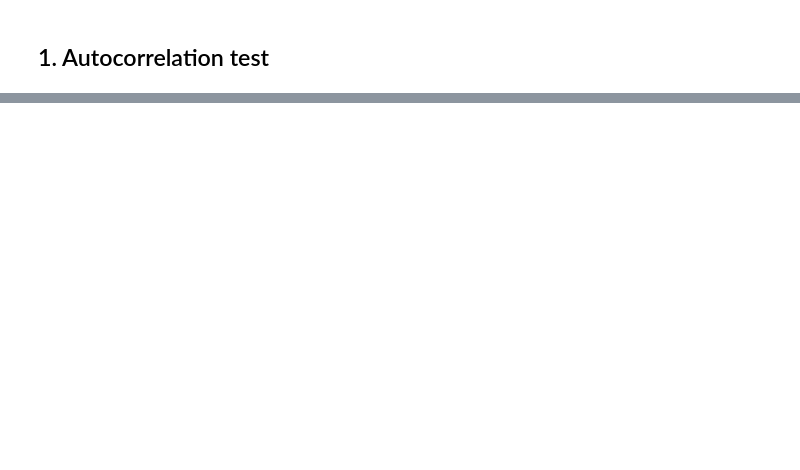
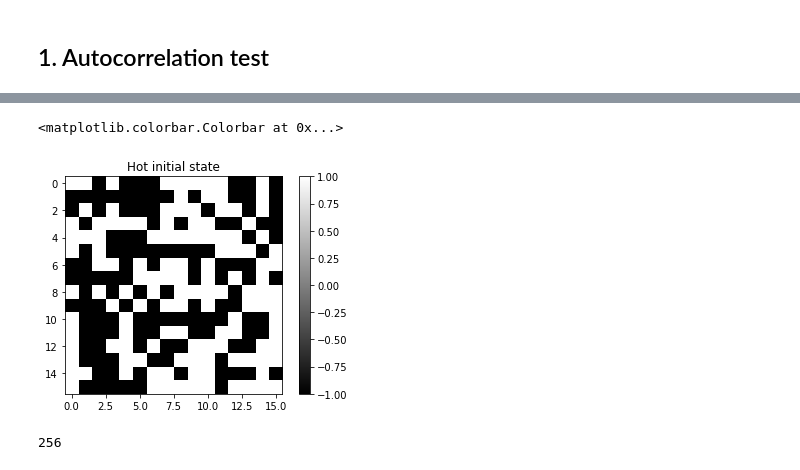
Before and after one commit to chanjure/LGTp, a Jupyter notebook: examples/Extending_machine_learning_classification_capabilities_with_histogram_reweighting.ipynb, the cells around one changed output, grey strips where cells are left out. Cells and saved outputs as stored; diff of their text form; code cells hidden in the pictures; blank space fills up the shorter version.

```diff
--- a/examples/Extending_machine_learning_classification_capabilities_with_histogram_reweighting.ipynb
+++ b/examples/Extending_machine_learning_classification_capabilities_with_histogram_reweighting.ipynb
@@ -144,0 +73,7 @@ len(conf)
+# %%
+plt.title("Hot initial state")
+plt.imshow(ising_hot.field,cmap='gray',vmin=-1,vmax=1)
+plt.colorbar()
+# %% [output]
+<matplotlib.colorbar.Colorbar at 0x...>
+[figure, added]
@@ -144,0 +134,4 @@ len(conf)
+# %%
+ising_cold.lat_size
+# %% [output]
+256
```
Also changed, not shown: parts of 48 cells of this notebook, 6 other files.
